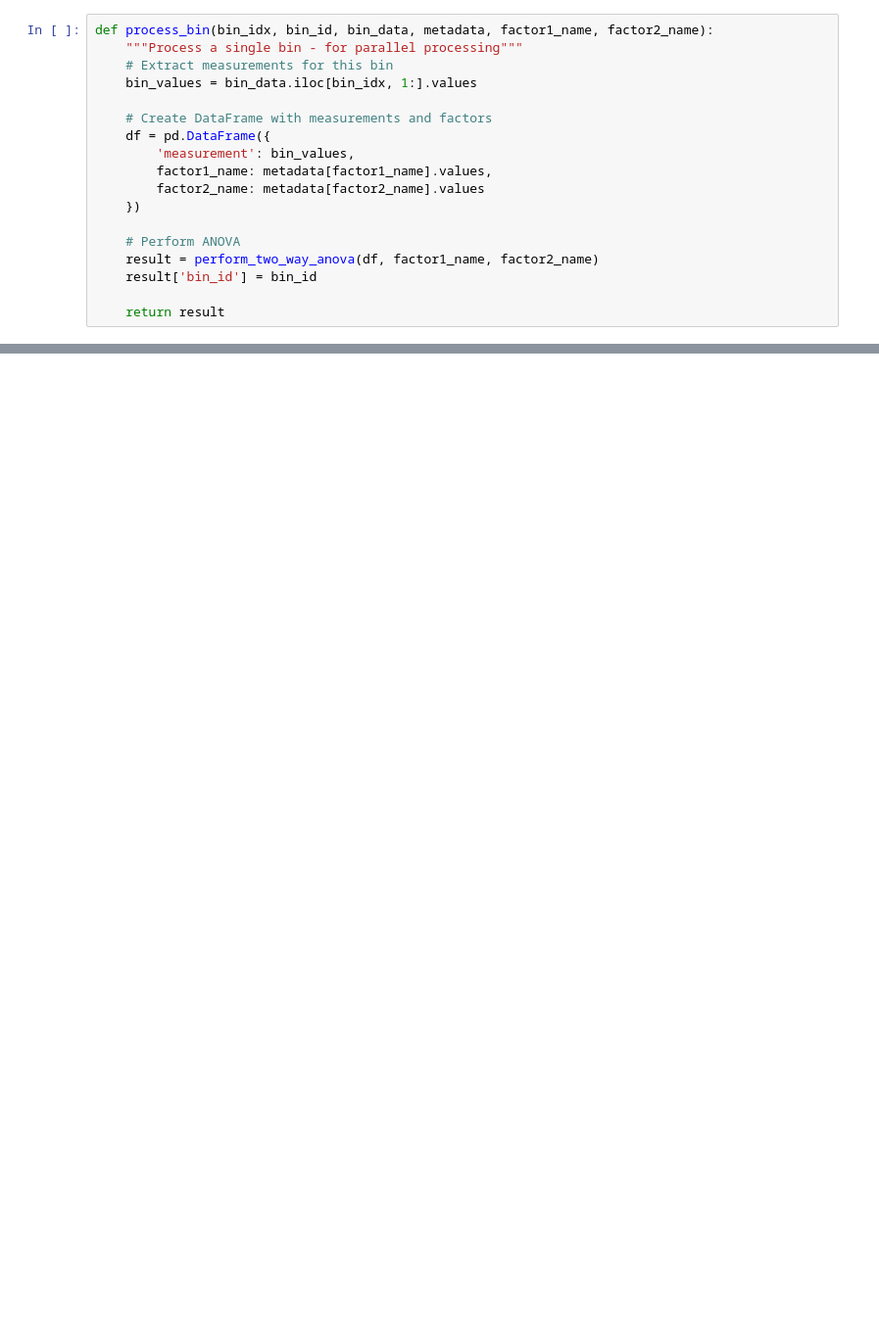
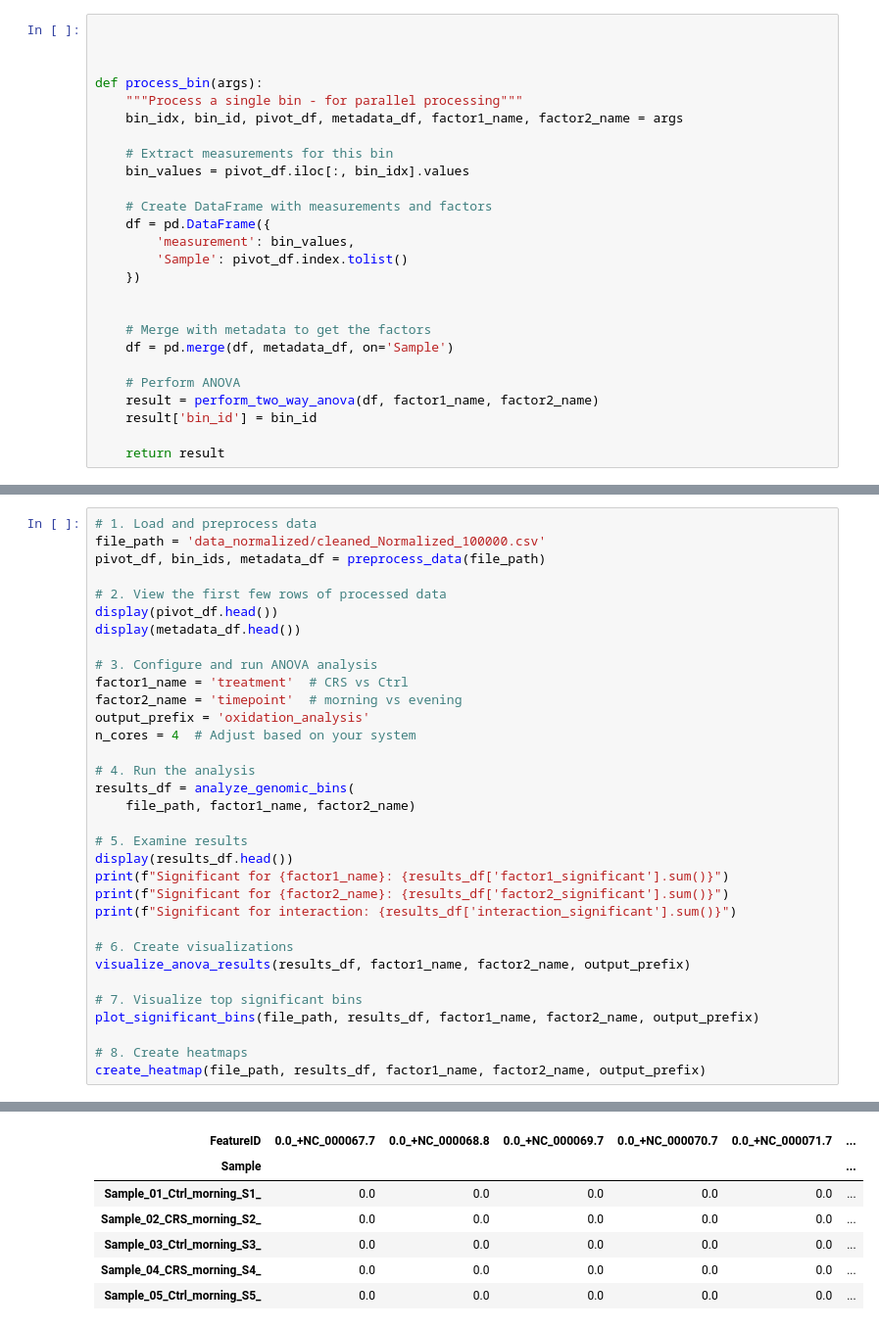
Before and after one commit to babypoby/stressed-mice, a Jupyter notebook: two_way_anova.ipynb, the cells around one changed output, grey strips where cells are left out. Shown: that part at 98% size. Saved outputs shown, nothing was run; the diff lists cells and outputs as text; blank space fills up the shorter version.

Commit message:
anova first bin size

```diff
--- a/two_way_anova.ipynb
+++ b/two_way_anova.ipynb
@@ -65,15 +162,23 @@ def perform_two_way_anova(bin_data, factor1_name, factor2_name):
 # %%
-def process_bin(bin_idx, bin_id, bin_data, metadata, factor1_name, factor2_name):
+
+
+
+def process_bin(args):
     """Process a single bin - for parallel processing"""
+    bin_idx, bin_id, pivot_df, metadata_df, factor1_name, factor2_name = args
+
     # Extract measurements for this bin
-    bin_values = bin_data.iloc[bin_idx, 1:].values
+    bin_values = pivot_df.iloc[:, bin_idx].values
 
     # Create DataFrame with measurements and factors
     df = pd.DataFrame({
         'measurement': bin_values,
-        factor1_name: metadata[factor1_name].values,
-        factor2_name: metadata[factor2_name].values
+        'Sample': pivot_df.index.tolist()
     })
+
+
+    # Merge with metadata to get the factors
+    df = pd.merge(df, metadata_df, on='Sample')
 
     # Perform ANOVA
     result = perform_two_way_anova(df, factor1_name, factor2_name)
@@ -514,0 +692,34 @@ if __name__ == '__main__':
+# %%
+# 1. Load and preprocess data
+file_path = 'data_normalized/cleaned_Normalized_100000.csv'
+pivot_df, bin_ids, metadata_df = preprocess_data(file_path)
+
+# 2. View the first few rows of processed data
+display(pivot_df.head())
+display(metadata_df.head())
+
+# 3. Configure and run ANOVA analysis
+factor1_name = 'treatment'  # CRS vs Ctrl
+factor2_name = 'timepoint'  # morning vs evening
+output_prefix = 'oxidation_analysis'
+n_cores = 4  # Adjust based on your system
+
+# 4. Run the analysis
+results_df = analyze_genomic_bins(
+    file_path, factor1_name, factor2_name)
+
+# 5. Examine results
+display(results_df.head())
+print(f"Significant for {factor1_name}: {results_df['factor1_significant'].sum()}")
+print(f"Significant for {factor2_name}: {results_df['factor2_significant'].sum()}")
+print(f"Significant for interaction: {results_df['interaction_significant'].sum()}")
+
+# 6. Create visualizations
+visualize_anova_results(results_df, factor1_name, factor2_name, output_prefix)
+
+# 7. Visualize top significant bins
+plot_significant_bins(file_path, results_df, factor1_name, factor2_name, output_prefix)
+
+# 8. Create heatmaps
+create_heatmap(file_path, results_df, factor1_name, factor2_name, output_prefix)
+# %% [output]
@@ -514,0 +743,7 @@ if __name__ == '__main__':
+| FeatureID | 0.0_+NC_000067.7 | 0.0_+NC_000068.8 | 0.0_+NC_000069.7 | 0.0_+NC_000070.7 | 0.0_+NC_000071.7 | ... |
+| Sample |  |  |  |  |  | ... |
+| Sample_01_Ctrl_morning_S1_ | 0.0 | 0.0 | 0.0 | 0.0 | 0.0 | ... |
+| Sample_02_CRS_morning_S2_ | 0.0 | 0.0 | 0.0 | 0.0 | 0.0 | ... |
+| Sample_03_Ctrl_morning_S3_ | 0.0 | 0.0 | 0.0 | 0.0 | 0.0 | ... |
+| Sample_04_CRS_morning_S4_ | 0.0 | 0.0 | 0.0 | 0.0 | 0.0 | ... |
+| Sample_05_Ctrl_morning_S5_ | 0.0 | 0.0 | 0.0 | 0.0 | 0.0 | ... |
```
Also changed, not shown: parts of 11 cells of this notebook, 8 other files.
